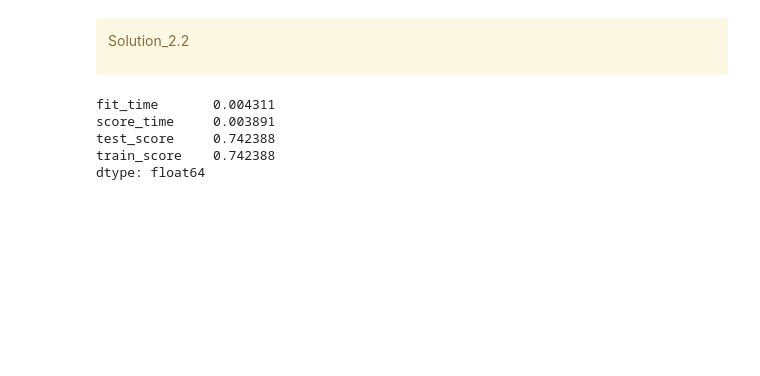
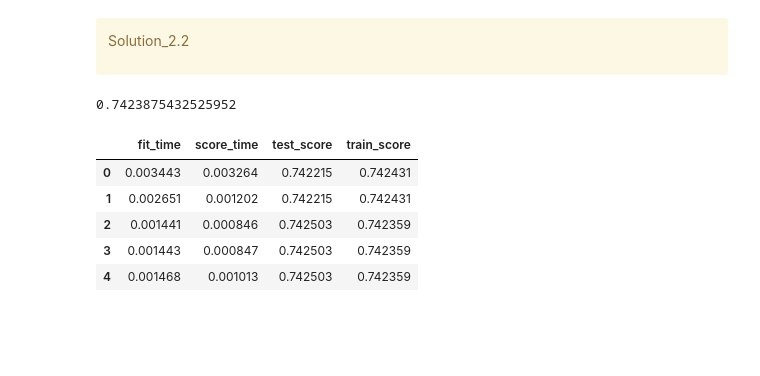
Before and after one commit to olichengus/CPSC330HW, a Jupyter notebook: hw4/hw4.ipynb, the cells around one changed output. Saved outputs shown, nothing was run; the diff lists cells and outputs as text; code cells hidden in the pictures; blank space fills up the shorter version.

```diff
--- a/hw4/hw4.ipynb
+++ b/hw4/hw4.ipynb
@@ -283,14 +291,18 @@ dc = DummyClassifier(strategy="prior")
 dc.fit(X_train, y_train)
 dummy_cv_df = pd.DataFrame(cross_validate(dc, X_train, y_train, cv =5, return_train_score=True))
 dummy_cv_score = dummy_cv_df['test_score'].mean()
-
-dummy_cv_df.mean()
+print(dummy_cv_score)
 # %% [output]
-fit_time       0.004311
-score_time     0.003891
-test_score     0.742388
-train_score    0.742388
-dtype: float64
+0.7423875432525952
+# %%
+dummy_cv_df.head()
+# %% [output]
+|  | fit_time | score_time | test_score | train_score |
+| 0 | 0.003443 | 0.003264 | 0.742215 | 0.742431 |
+| 1 | 0.002651 | 0.001202 | 0.742215 | 0.742431 |
+| 2 | 0.001441 | 0.000846 | 0.742503 | 0.742359 |
+| 3 | 0.001443 | 0.000847 | 0.742503 | 0.742359 |
+| 4 | 0.001468 | 0.001013 | 0.742503 | 0.742359 |
 # %% [markdown]
 <br><br>
 # %% [markdown]
```
Also changed, not shown: parts of 16 cells of this notebook.
